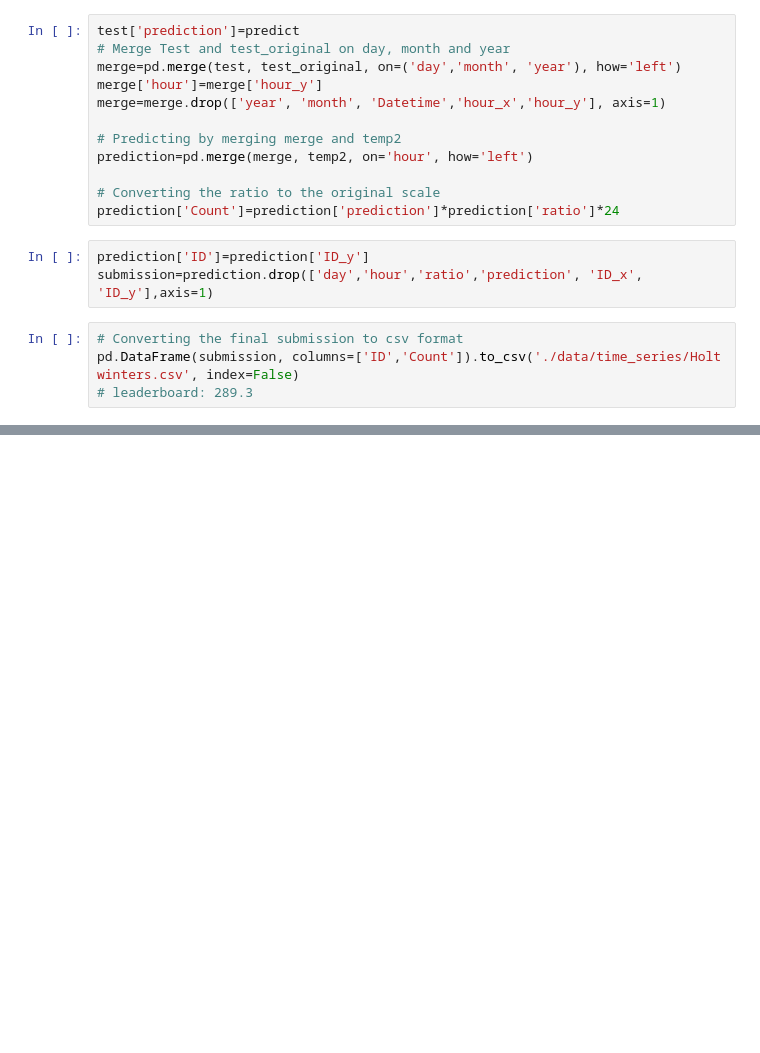
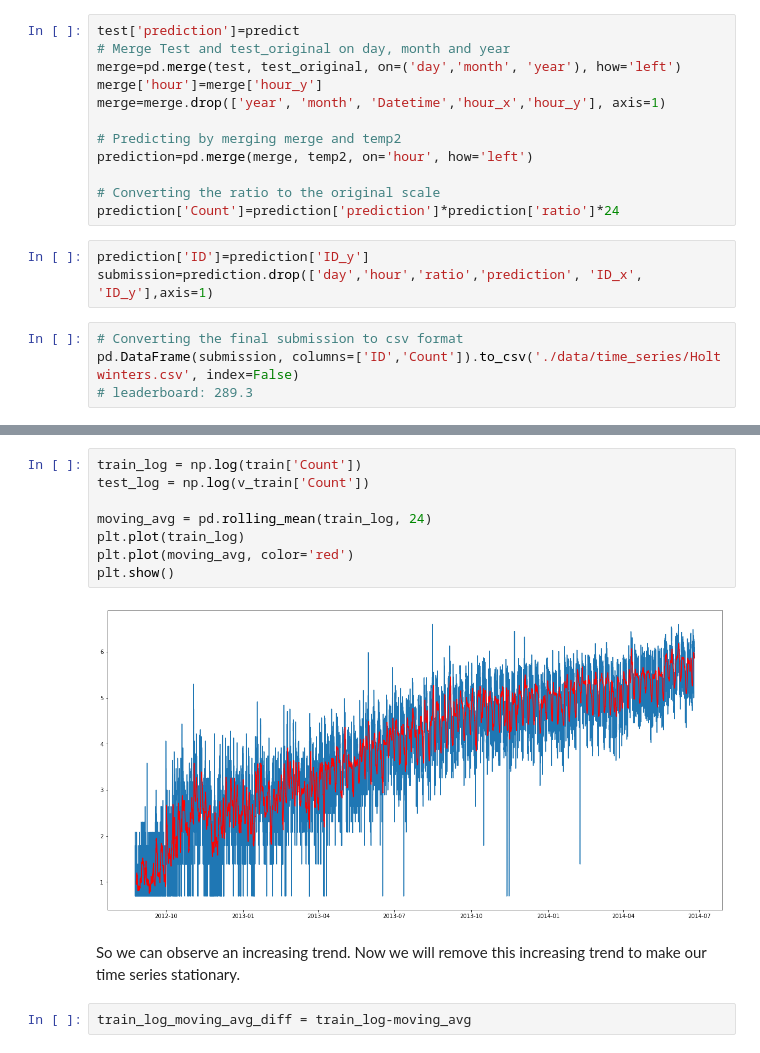
Before and after one commit to tanujbafila01/utils, a Jupyter notebook: av_time_series_python.ipynb, the cells around one changed output, grey strips where cells are left out. Saved outputs shown, nothing was run; the diff lists cells and outputs as text; blank space fills up the shorter version.

```diff
--- a/av_time_series_python.ipynb
+++ b/av_time_series_python.ipynb
@@ -583,0 +661,14 @@ pd.DataFrame(submission, columns=['ID','Count']).to_csv('./data/time_series/Holt
+# %%
+train_log = np.log(train['Count'])
+test_log = np.log(v_train['Count'])
+
+moving_avg = pd.rolling_mean(train_log, 24)
+plt.plot(train_log)
+plt.plot(moving_avg, color='red')
+plt.show()
+# %% [output]
+[figure, added]
+# %% [markdown]
+So we can observe an increasing trend. Now we will remove this increasing trend to make our time series stationary.
+# %%
+train_log_moving_avg_diff = train_log-moving_avg
```
Also changed, not shown: parts of 31 cells of this notebook, 1 other file.
